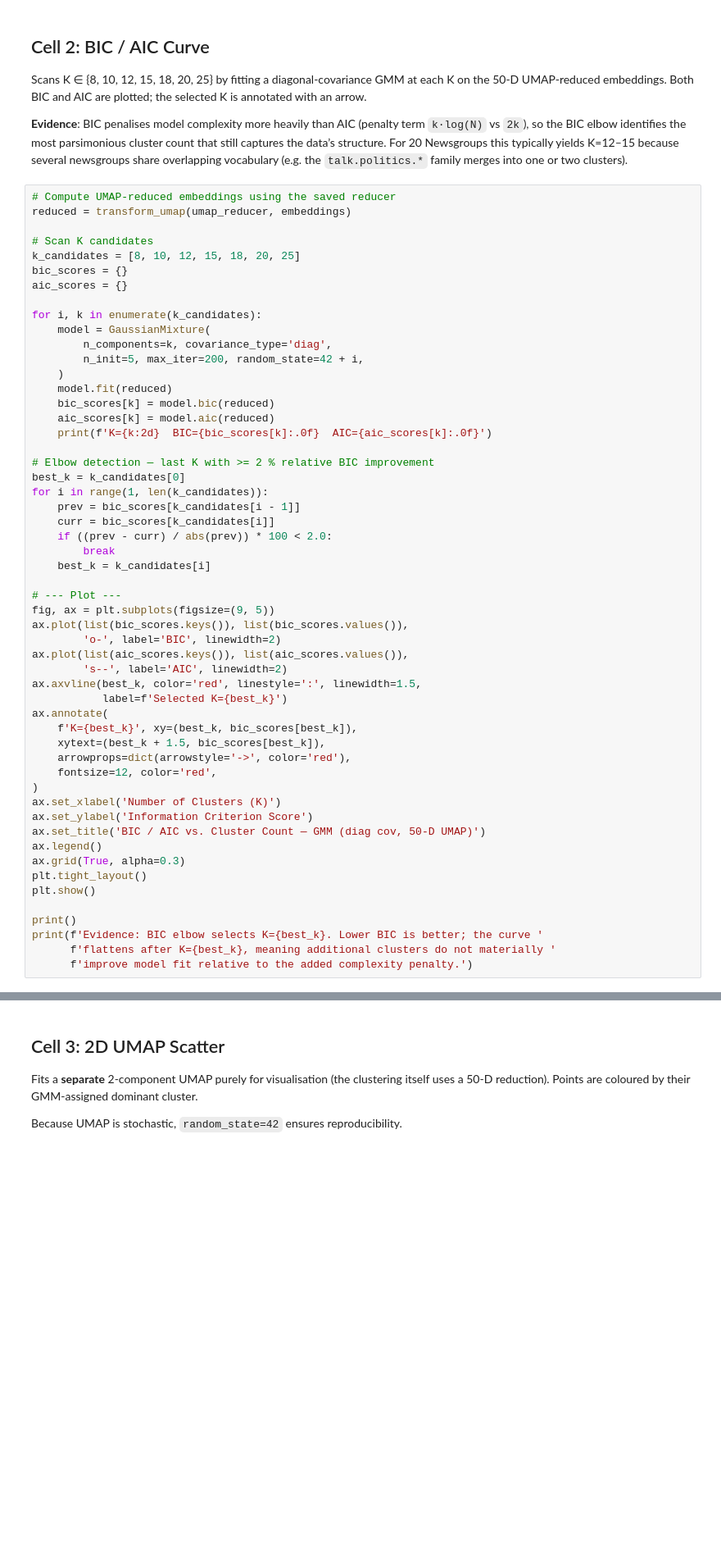
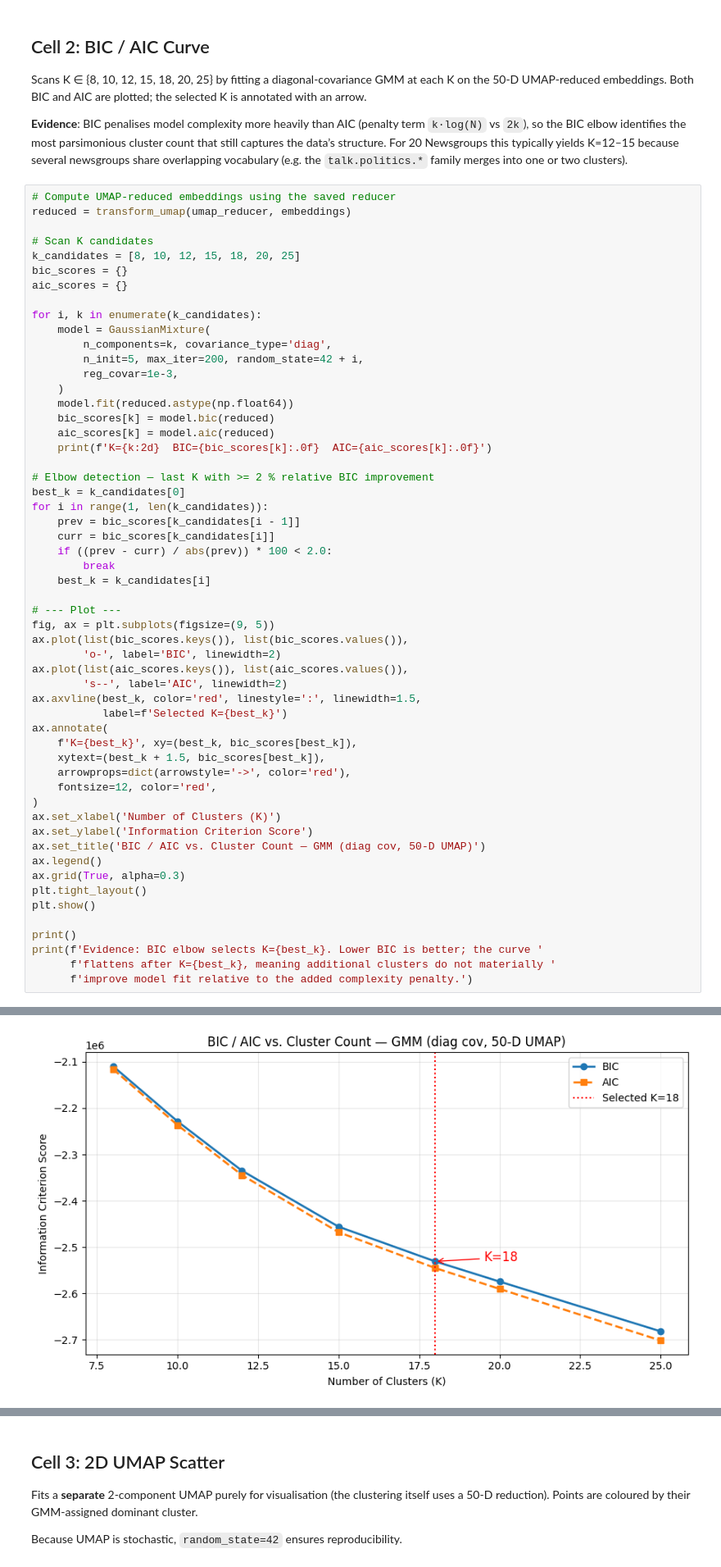
Before and after one commit to singhuday26/ai-semanti-search, a Jupyter notebook: notebooks/clustering_analysis.ipynb, the cells around one changed output, grey strips where cells are left out. Shown at 82% size. Drawn from its saved outputs; the diff is of its cells as text; blank space fills up the shorter version.

```diff
--- a/notebooks/clustering_analysis.ipynb
+++ b/notebooks/clustering_analysis.ipynb
@@ -83,8 +99,9 @@ for i, k in enumerate(k_candidates):
     model = GaussianMixture(
         n_components=k, covariance_type='diag',
         n_init=5, max_iter=200, random_state=42 + i,
+        reg_covar=1e-3,
     )
-    model.fit(reduced)
+    model.fit(reduced.astype(np.float64))
     bic_scores[k] = model.bic(reduced)
     aic_scores[k] = model.aic(reduced)
     print(f'K={k:2d}  BIC={bic_scores[k]:.0f}  AIC={aic_scores[k]:.0f}')
@@ -124,3 +141,4 @@ print()
 print(f'Evidence: BIC elbow selects K={best_k}. Lower BIC is better; the curve '
       f'flattens after K={best_k}, meaning additional clusters do not materially '
       f'improve model fit relative to the added complexity penalty.')
+# %% [output]
@@ -126,0 +152 @@ print(f'Evidence: BIC elbow selects K={best_k}. Lower BIC is better; the curve '
+[figure, added]
```
Also changed, not shown: parts of 8 cells of this notebook, 1 other file.
